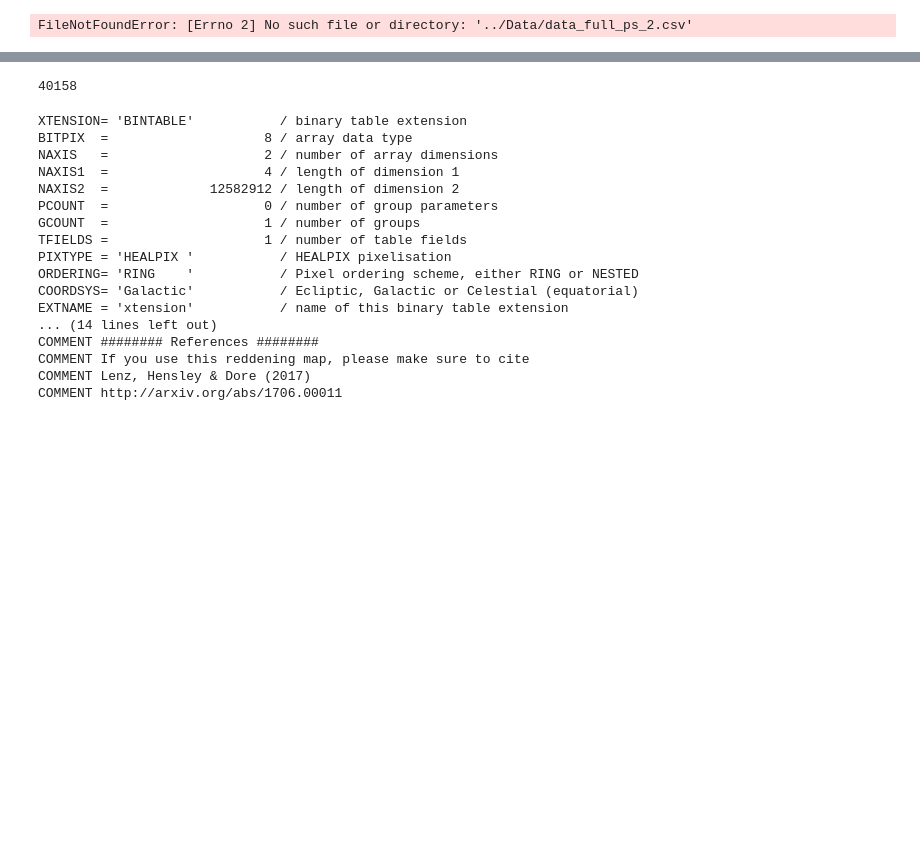
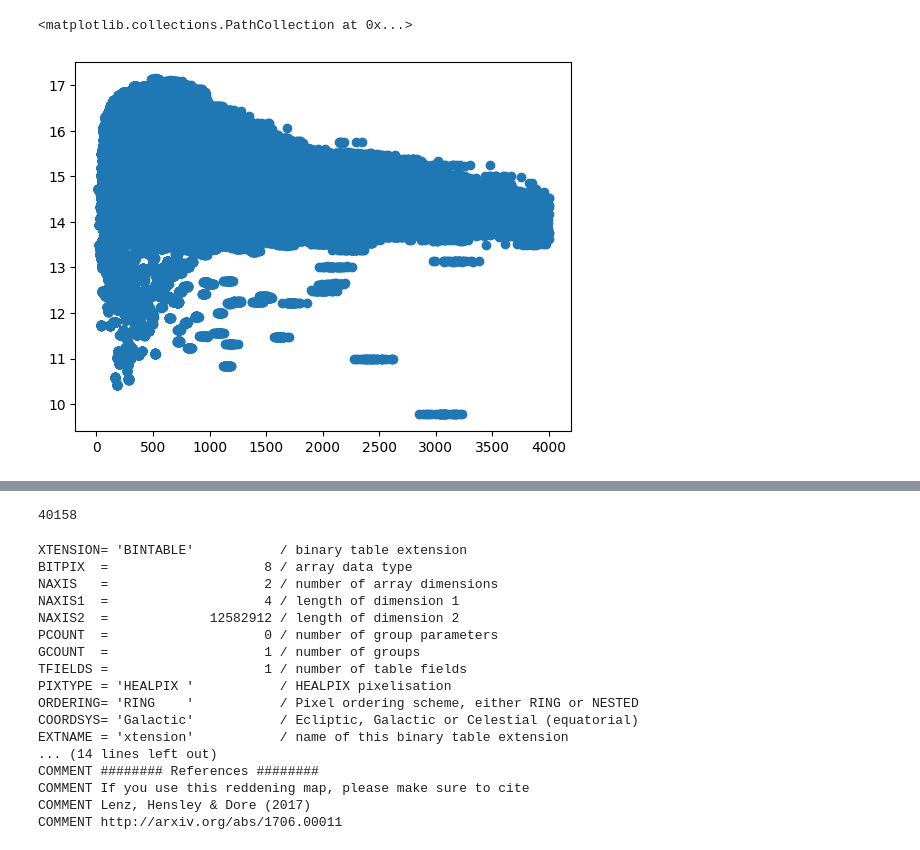
Before and after one commit to ocallam6/XPNorm, a Jupyter notebook: Notebooks/data_analysis.ipynb, the cells around one changed output, grey strips where cells are left out. Drawn from its saved outputs; the diff is of its cells as text; code cells hidden in the pictures; blank space fills up the shorter version.

```diff
--- a/data_analysis.ipynb
+++ b/Notebooks/data_analysis.ipynb
@@ -8,4 +11,15 @@ flow=JaxNormFlow()
-# %%
-pd.read_csv('../Data/data_full_ps_2.csv')
-# %% [output]
-FileNotFoundError: [Errno 2] No such file or directory: '../Data/data_full_ps_2.csv'
+# %%
+df=pd.read_csv('/Users/mattocallaghan/XPNorm/Data/data_full_ps_1')
+err=pd.read_csv('/Users/mattocallaghan/XPNorm/Data/err_full_ps_1')
+df=df[10**((df['mu']+5)/5)<4000]
+err=err.loc[df.index]
+df=df.reset_index(drop=True)
+err=err.reset_index(drop=True)
+
+df=df[err['mu_error']/df['mu']<0.01]
+err=err.loc[df.index]
+
+plt.scatter(10**((df['mu']+5)/5),df['phot_g_mean_mag'])
+# %% [output]
+<matplotlib.collections.PathCollection at 0x...>
+[figure, added]
```
Also changed, not shown: parts of 31 cells of this notebook, 15 other files.
